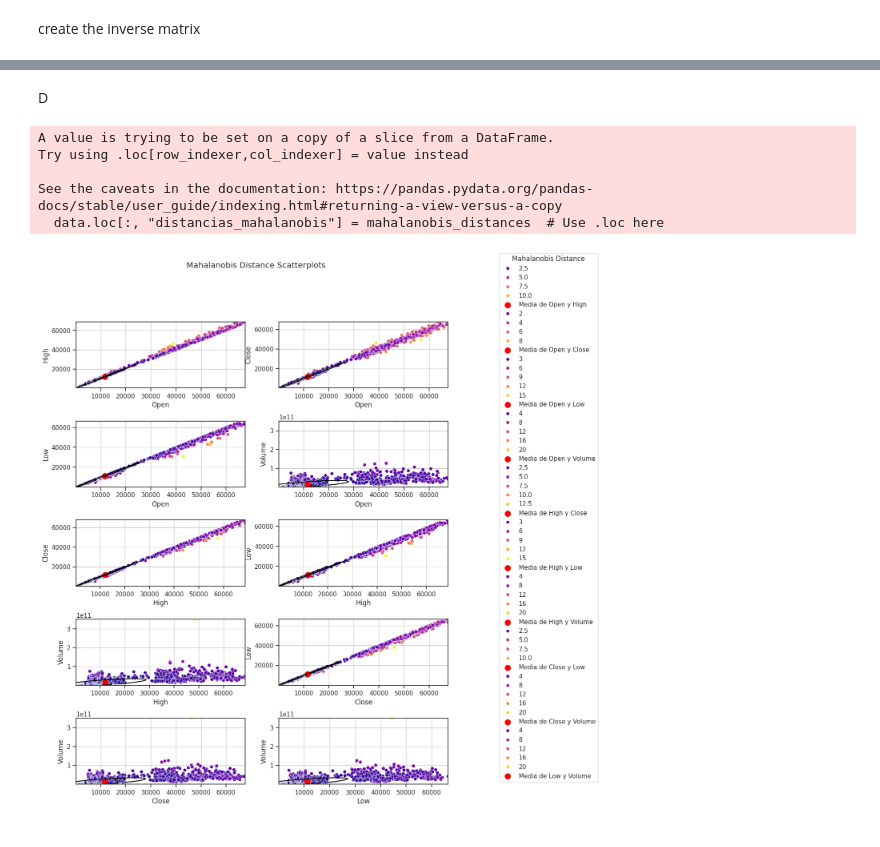
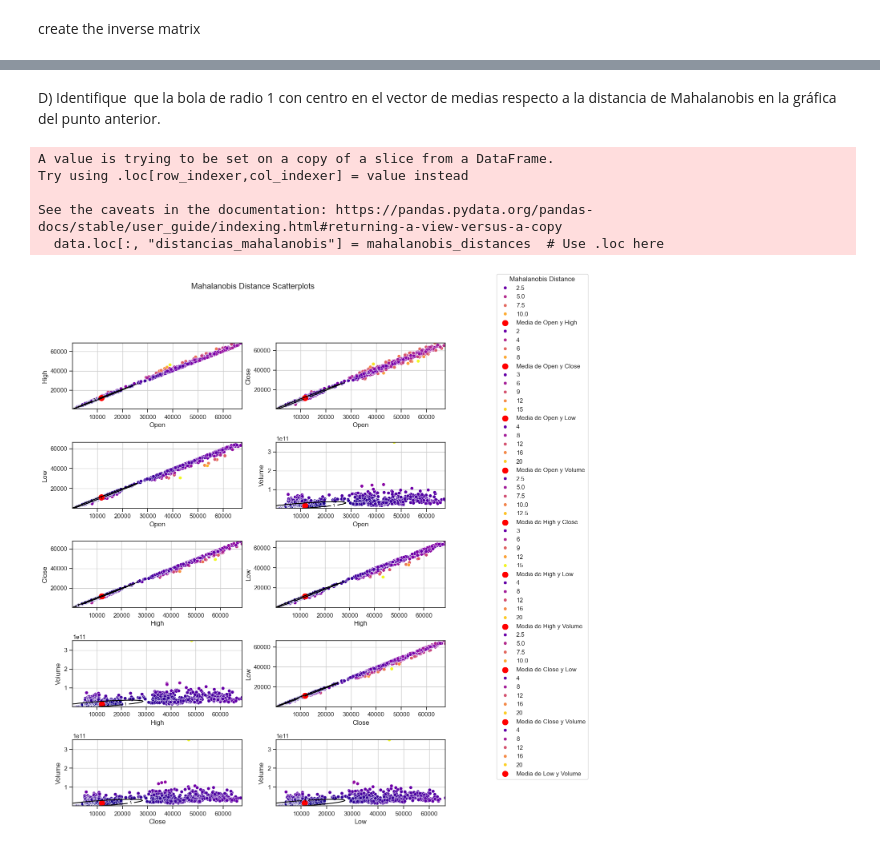
Before and after one commit to maestria-ds-eafit/Algebra_Taller2_Camilo_David, a Jupyter notebook: problem2.ipynb, the cells around one changed output, grey strips where cells are left out. Drawn from its saved outputs; the diff is of its cells as text; code cells hidden in the pictures.

```diff
--- a/problem2.ipynb
+++ b/problem2.ipynb
@@ -190,15 +145,24 @@ plt.show()
-# %% [markdown]
-D
+# %% [markdown]
+D) Identifique que la bola de radio 1 con centro en el vector de medias respecto
+a la distancia de Mahalanobis en la gráfica del punto anterior.
 # %%
-variable_pairs = [("Open", "High"), ("Open", "Close"), ("Open", "Low"), ("Open", "Volume"),
-                  ("High", "Close"), ("High", "Low"), ("High", "Volume"),
-                  ("Close", "Low"), ("Close", "Volume"),
-                  ("Low", "Volume")]
+variable_pairs = [
+    ("Open", "High"),
+    ("Open", "Close"),
+    ("Open", "Low"),
+    ("Open", "Volume"),
+    ("High", "Close"),
+    ("High", "Low"),
+    ("High", "Volume"),
+    ("Close", "Low"),
+    ("Close", "Volume"),
+    ("Low", "Volume"),
+]
 
 # Create subplots for all pairs of variables
 fig, axes = plt.subplots(nrows=5, ncols=2, figsize=(12, 15))
 fig.subplots_adjust(hspace=0.5)
-fig.suptitle('Mahalanobis Distance Scatterplots')
+fig.suptitle("Mahalanobis Distance Scatterplots")
 
 for (var1, var2), ax in zip(variable_pairs, axes.flatten()):
     means_vector = data[[var1, var2]].mean().values
@@ -208,15 +172,26 @@ for (var1, var2), ax in zip(variable_pairs, axes.flatten()):
     mahalanobis_distances = []
     for i, row in data.iterrows():
         observation = row[[var1, var2]].values
-        mahalanobis_distance = distance.mahalanobis(observation, means_vector, np.linalg.inv(cov_matrix))
+        mahalanobis_distance = distance.mahalanobis(
+            observation, means_vector, np.linalg.inv(cov_matrix)
+        )
         mahalanobis_distances.append(mahalanobis_distance)
 
     # Assign Mahalanobis distances using .loc
     data.loc[:, "distancias_mahalanobis"] = mahalanobis_distances  # Use .loc here
 
     # Scatterplot with Mahalanobis distances as hue
-    sns.scatterplot(data=data, x=var1, y=var2, hue="distancias_mahalanobis", palette="plasma", ax=ax)
-    ax.scatter(means_vector[0], means_vector[1], color="red", marker="o", s=100, label=f"Media de {var1} y {var2}")
+    sns.scatterplot(
+        data=data, x=var1, y=var2, hue="distancias_mahalanobis", palette="plasma", ax=ax
+    )
+    ax.scatter(
+        means_vector[0],
+        means_vector[1],
+        color="red",
+        marker="o",
+        s=100,
+        label=f"Media de {var1} y {var2}",
+    )
 
     # Calculate the grid for Mahalanobis distance contour
     x_min, x_max = data[var1].min(), data[var1].max()
@@ -226,32 +201,34 @@ for (var1, var2), ax in zip(variable_pairs, axes.flatten()):
 
     # Calculate the Mahalanobis distance for each point in the grid
     for i in range(Z.shape[0]):
         for j in range(Z.shape[1]):
             point = np.array([xx[i, j], yy[i, j]])
             difference = point - means_vector
-            mahalanobis_distance = distance.mahalanobis(point, means_vector, np.linalg.inv(cov_matrix))
+            mahalanobis_distance = distance.mahalanobis(
+                point, means_vector, np.linalg.inv(cov_matrix)
+            )
             Z[i, j] = mahalanobis_distance
 
     # Draw contour lines for Mahalanobis distance threshold of 1
     contours = ax.contour(xx, yy, Z, levels=[1], colors="black")
     ax.clabel(contours, inline=True, fontsize=8)
 
     ax.set_xlabel(var1)
     ax.set_ylabel(var2)
     ax.legend().remove()  # Remover la leyenda original
 
     # Añadir una cuadrícula
     ax.grid(True)
 
 # Crear una leyenda común para todos los gráficos
 legend = fig.legend(loc="upper left", bbox_to_anchor=(1, 1))
 legend.set_title("Mahalanobis Distance")
 
 plt.show()
 # %% [output]
 A value is trying to be set on a copy of a slice from a DataFrame.
 Try using .loc[row_indexer,col_indexer] = value instead
 
 See the caveats in the documentation: https://pandas.pydata.org/pandas-docs/stable/user_guide/indexing.html#returning-a-view-versus-a-copy
   data.loc[:, "distancias_mahalanobis"] = mahalanobis_distances  # Use .loc here
-[figure, old version]
+[figure, new version]
```
Also changed, not shown: parts of 17 cells of this notebook.
